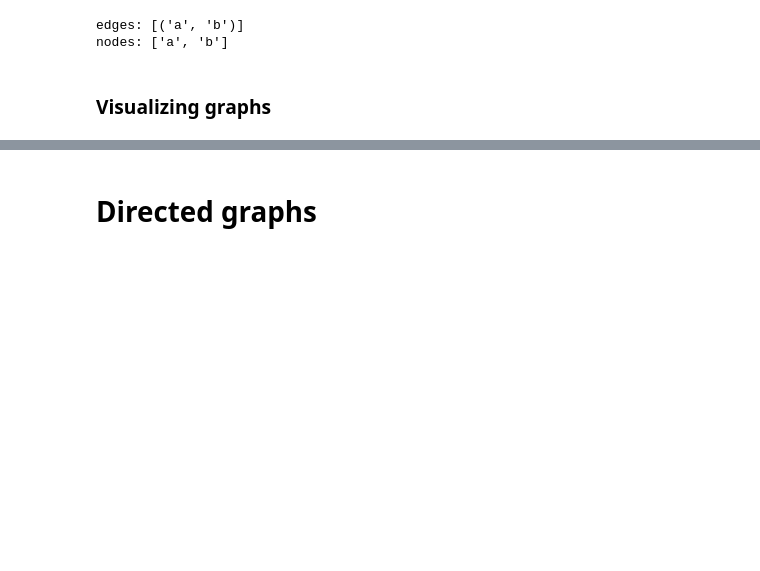
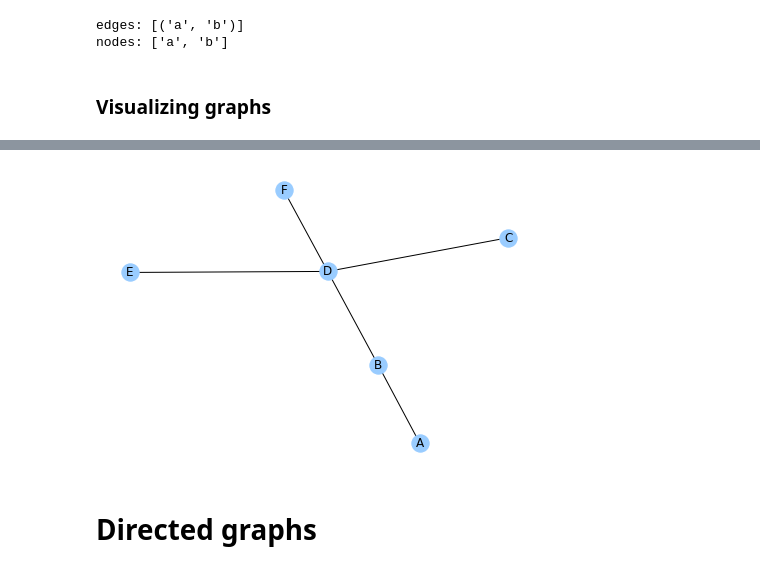
Before and after one commit to mnbo229/ce599, a Jupyter notebook: 09-Networks/Networks.ipynb, the cells around one changed output, grey strips where cells are left out. Cells and saved outputs as stored; diff of their text form; code cells hidden in the pictures; blank space fills up the shorter version.

```diff
--- a/09-Networks/Networks.ipynb
+++ b/09-Networks/Networks.ipynb
@@ -112,7 +113,10 @@ The iterable function was deprecated in Matplotlib 3.1 and will be removed in 3.
 # %%
 g = nx.Graph()
 
-g.add_edges_from([('A','B'),('B','D'),('C','D'),('E','D'),('F','D')])
+g.add_edges_from([('A','B'),('B','D'),('C','D'),('E','D'),('F','D')])  #adding all my edges
+nx.draw(g, node_color=BLUE, with_labels=True)
+# %% [output]
+[figure, added]
 # %% [markdown]
 # Directed graphs
 # %%
```
Also changed, not shown: parts of 18 cells of this notebook, 6 other files.
